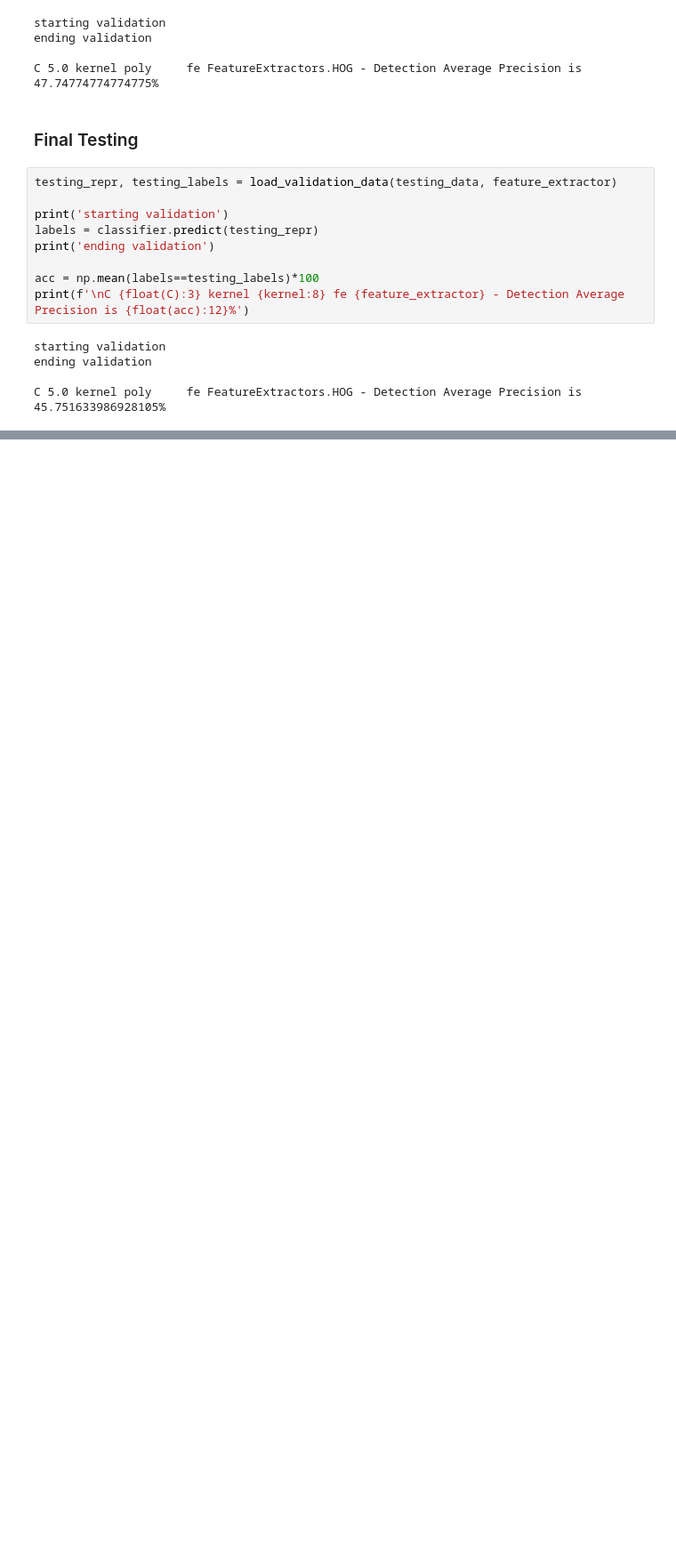
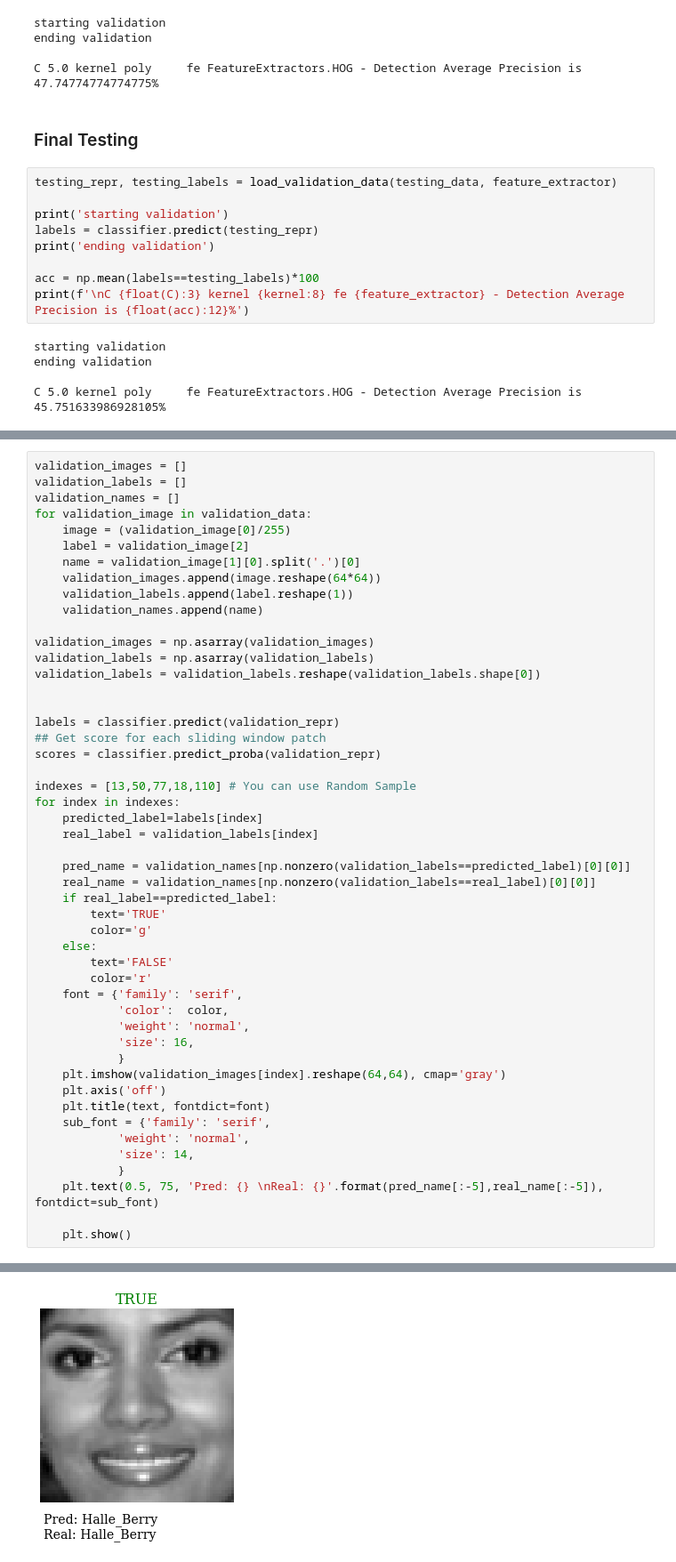
Before and after one commit to franri/computer-vision-final-project, a Jupyter notebook: Face Recognition.ipynb, the cells around one changed output, grey strips where cells are left out. Shown at 89% size. Drawn from its saved outputs; the diff is of its cells as text; blank space fills up the shorter version.

```diff
--- a/Face Recognition.ipynb
+++ b/Face Recognition.ipynb
@@ -555,0 +438,50 @@ C 5.0 kernel poly     fe FeatureExtractors.HOG - Detection Average Precision is
+# %%
+validation_images = []
+validation_labels = []
+validation_names = []
+for validation_image in validation_data:
+    image = (validation_image[0]/255)
+    label = validation_image[2]
+    name = validation_image[1][0].split('.')[0]
+    validation_images.append(image.reshape(64*64))
+    validation_labels.append(label.reshape(1))
+    validation_names.append(name)
+
+validation_images = np.asarray(validation_images)
+validation_labels = np.asarray(validation_labels)
+validation_labels = validation_labels.reshape(validation_labels.shape[0])
+
+
+labels = classifier.predict(validation_repr)
+## Get score for each sliding window patch
+scores = classifier.predict_proba(validation_repr)
+
+indexes = [13,50,77,18,110] # You can use Random Sample
+for index in indexes:
+    predicted_label=labels[index]
+    real_label = validation_labels[index]
+
+    pred_name = validation_names[np.nonzero(validation_labels==predicted_label)[0][0]]
+    real_name = validation_names[np.nonzero(validation_labels==real_label)[0][0]]
+    if real_label==predicted_label:
+        text='TRUE'
+        color='g'
+    else:
+        text='FALSE'
+        color='r'
+    font = {'family': 'serif',
+            'color':  color,
+            'weight': 'normal',
+            'size': 16,
+            }
+    plt.imshow(validation_images[index].reshape(64,64), cmap='gray')
+    plt.axis('off')
+    plt.title(text, fontdict=font)
+    sub_font = {'family': 'serif',
+            'weight': 'normal',
+            'size': 14,
+            }
+    plt.text(0.5, 75, 'Pred: {} \nReal: {}'.format(pred_name[:-5],real_name[:-5]), fontdict=sub_font)
+
+    plt.show()
+# %% [output]
@@ -555,0 +489 @@ C 5.0 kernel poly     fe FeatureExtractors.HOG - Detection Average Precision is
+[figure, added]
```
Also changed, not shown: parts of 24 cells of this notebook, 12 other files.
